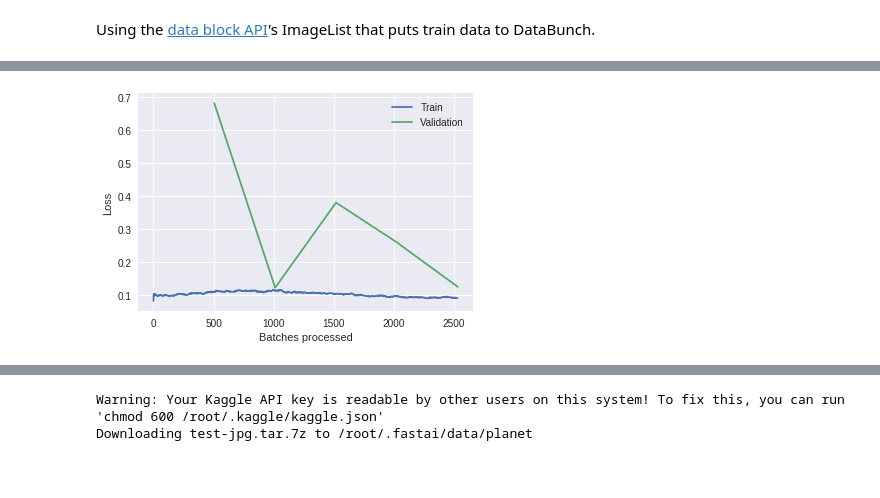
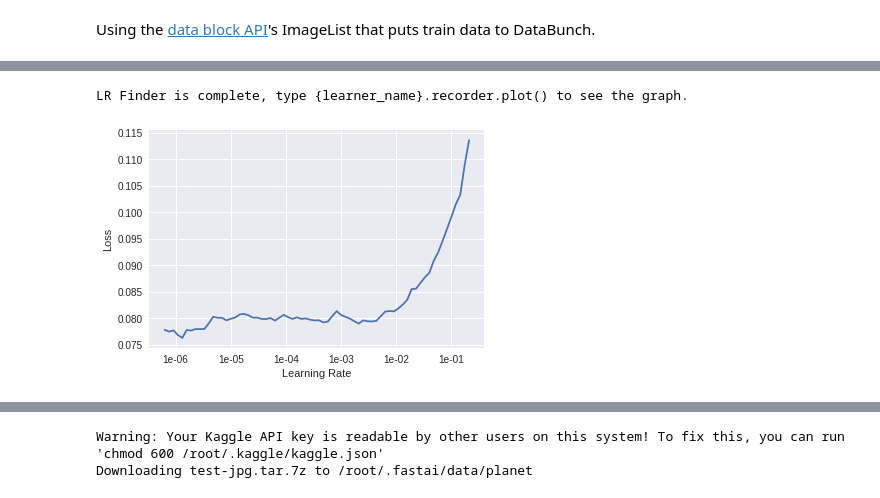
Before and after one commit to elirex/ml-practices, a Jupyter notebook: fast.ai-v3/lesson3/lesson3_planet.ipynb, the cells around one changed output, grey strips where cells are left out. Cells and saved outputs as stored; diff of their text form; code cells hidden in the pictures; blank space fills up the shorter version.

```diff
--- a/fast.ai-v3/lesson3/lesson3_planet.ipynb
+++ b/fast.ai-v3/lesson3/lesson3_planet.ipynb
@@ -133,6 +145,2 @@ learn.fit_one_cycle(5, max_lr=slice(1e-5, lr/5))
-# %%
-learn.recorder.plot_losses()
-# %% [output]
-[figure, removed]
 # %%
 learn.save("stage-2")
@@ -138,0 +149,9 @@ learn.save("stage-2")
+# %%
+data = (src.transform(tfms, size=256)
+        .databunch(num_workers=0).normalize(imagenet_stats))
+learn.data = data
+# %%
+learn.freeze()
+learn.lr_find()
+learn.recorder.plot()
+# %% [output]
@@ -138,0 +159,2 @@ learn.save("stage-2")
+LR Finder is complete, type {learner_name}.recorder.plot() to see the graph.
+[figure, added]
```
Also changed, not shown: parts of 33 cells of this notebook.
